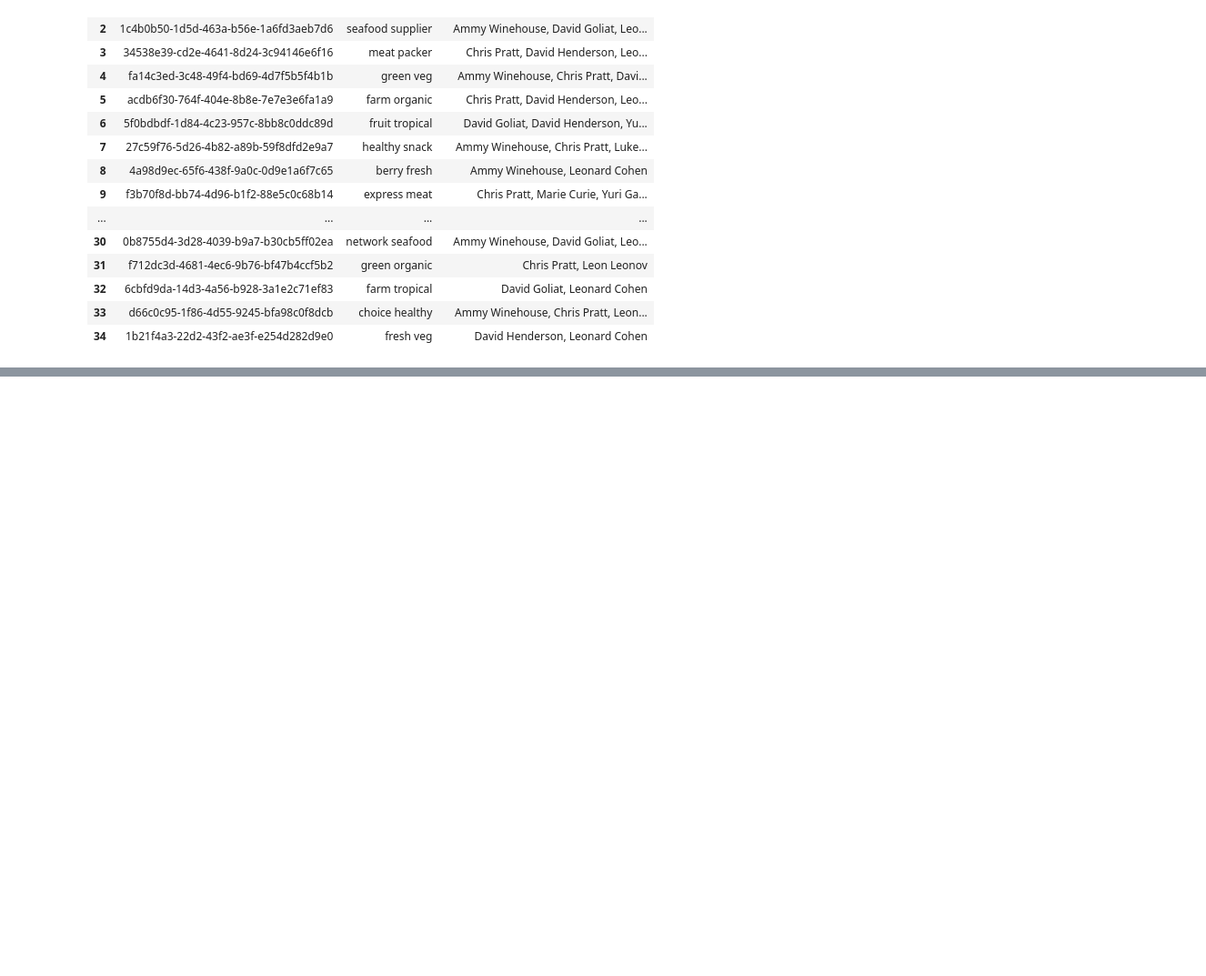
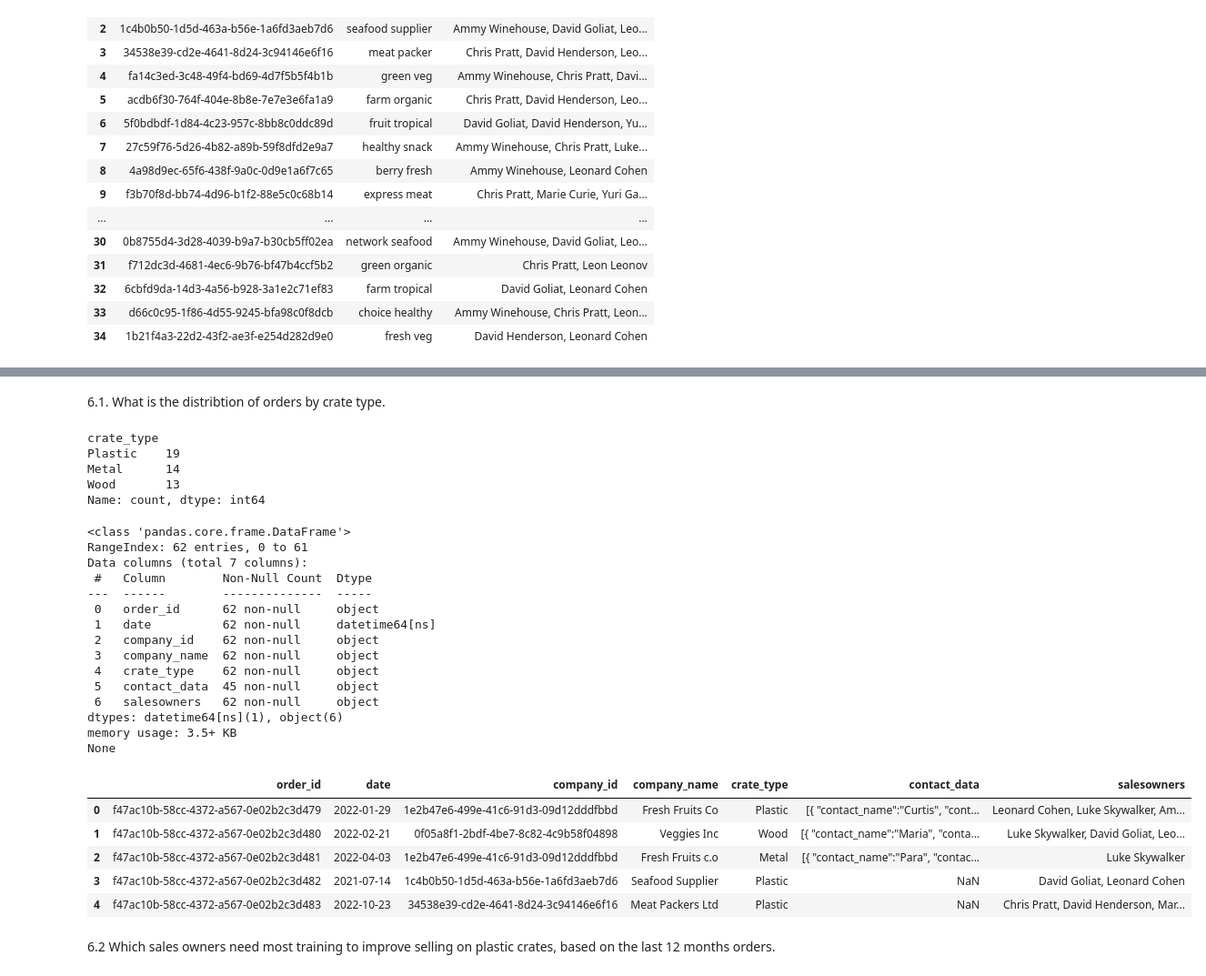
Before and after one commit to Pevicsanch/data-engineering-test, a Jupyter notebook: notebooks/exercise_1.ipynb, the cells around one changed output, grey strips where cells are left out. Shown at 91% size. Saved outputs shown, nothing was run; the diff lists cells and outputs as text; code cells hidden in the pictures; blank space fills up the shorter version.

```diff
--- a/notebooks/exercise_1.ipynb
+++ b/notebooks/exercise_1.ipynb
@@ -915,0 +922,50 @@ df_3
+# %% [markdown]
+6.1. What is the distribtion of orders by crate type.
+# %%
+#read in output crate_distribution.csv
+crate_distribution = pd.read_csv('../output/crate_distribution.csv')
+
+
+crate_distribution.crate_type.value_counts()
+# %% [output]
+crate_type
+Plastic    19
+Metal      14
+Wood       13
+Name: count, dtype: int64
+# %%
+import pandas as pd
+
+# Load the orders data
+orders_filepath = '../data/orders.csv' # Replace with actual path if necessary
+orders_df = pd.read_csv(orders_filepath, delimiter=';')
+
+# Convert the date column to datetime
+orders_df['date'] = pd.to_datetime(orders_df['date'], format='%d.%m.%y')
+
+# Display basic info and first rows
+print(orders_df.info())
+
+orders_df.head()
+# %% [output]
+<class 'pandas.core.frame.DataFrame'>
+RangeIndex: 62 entries, 0 to 61
+Data columns (total 7 columns):
+ #   Column        Non-Null Count  Dtype
+---  ------        --------------  -----
+ 0   order_id      62 non-null     object
+ 1   date          62 non-null     datetime64[ns]
+ 2   company_id    62 non-null     object
+ 3   company_name  62 non-null     object
+ 4   crate_type    62 non-null     object
+ 5   contact_data  45 non-null     object
+ 6   salesowners   62 non-null     object
+dtypes: datetime64[ns](1), object(6)
+memory usage: 3.5+ KB
+None
+|  | order_id | date | company_id | company_name | crate_type | contact_data | salesowners |
+| 0 | f47ac10b-58cc-4372-a567-0e02b2c3d479 | 2022-01-29 | 1e2b47e6-499e-41c6-91d3-09d12dddfbbd | Fresh Fruits Co | Plastic | [{ "contact_name":"Curtis", "cont... | Leonard Cohen, Luke Skywalker, Am... |
+| 1 | f47ac10b-58cc-4372-a567-0e02b2c3d480 | 2022-02-21 | 0f05a8f1-2bdf-4be7-8c82-4c9b58f04898 | Veggies Inc | Wood | [{ "contact_name":"Maria", "conta... | Luke Skywalker, David Goliat, Leo... |
+| 2 | f47ac10b-58cc-4372-a567-0e02b2c3d481 | 2022-04-03 | 1e2b47e6-499e-41c6-91d3-09d12dddfbbd | Fresh Fruits c.o | Metal | [{ "contact_name":"Para", "contac... | Luke Skywalker |
+| 3 | f47ac10b-58cc-4372-a567-0e02b2c3d482 | 2021-07-14 | 1c4b0b50-1d5d-463a-b56e-1a6fd3aeb7d6 | Seafood Supplier | Plastic | NaN | David Goliat, Leonard Cohen |
+| 4 | f47ac10b-58cc-4372-a567-0e02b2c3d483 | 2022-10-23 | 34538e39-cd2e-4641-8d24-3c94146e6f16 | Meat Packers Ltd | Plastic | NaN | Chris Pratt, David Henderson, Mar... |
@@ -915,0 +1018,2 @@ df_3
+# %% [markdown]
+6.2 Which sales owners need most training to improve selling on plastic crates, based on the last 12 months orders.
```
Also changed, not shown: parts of 13 cells of this notebook, 1 other file.
